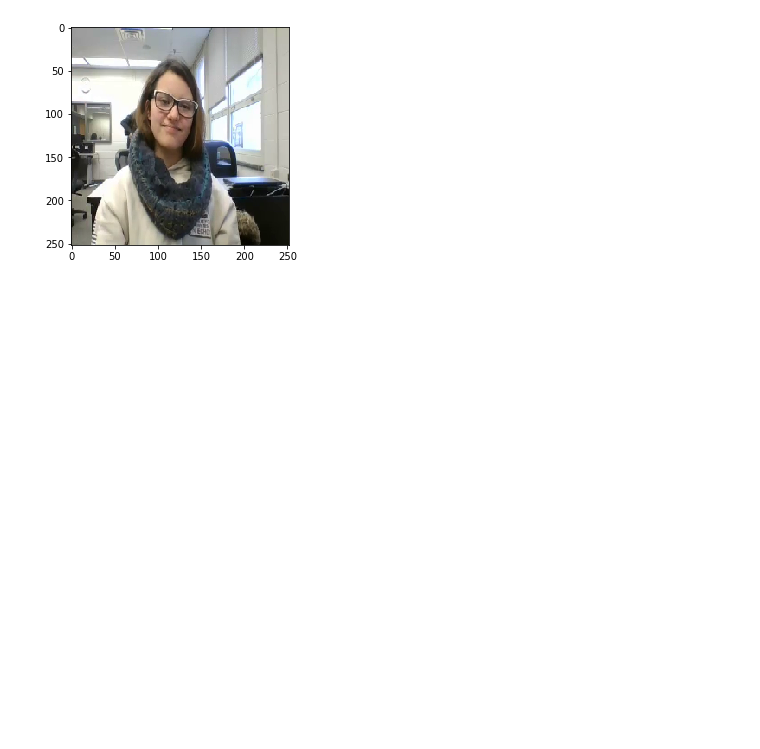
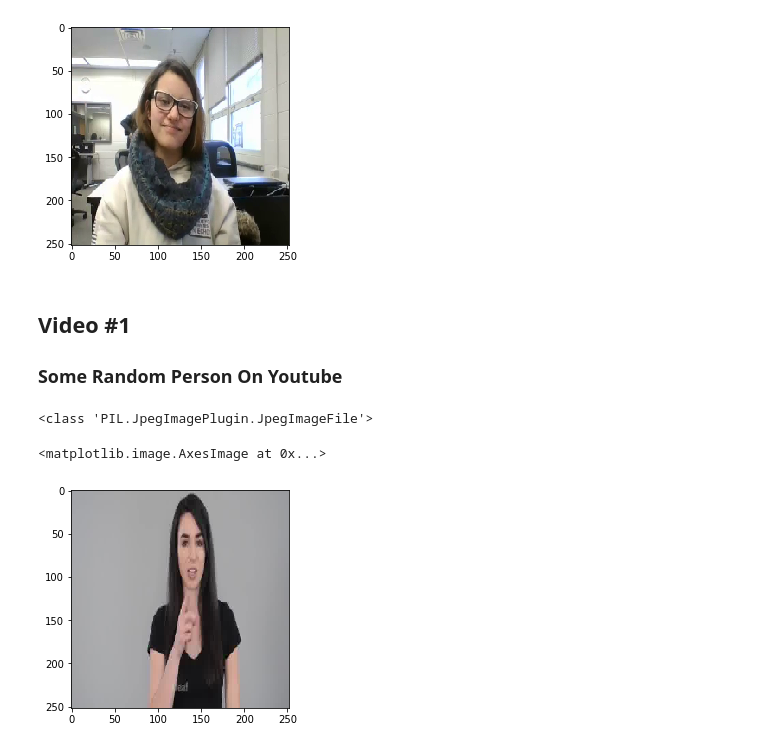
Before and after one commit to keaysma/CompLing, a Jupyter notebook: ASLClassifier/ConvolutionalAutoEncoder.ipynb, the cells around one changed output. Drawn from its saved outputs; the diff is of its cells as text; code cells hidden in the pictures; blank space fills up the shorter version.

```diff
--- a/ASLClassifier/ConvolutionalAutoEncoder.ipynb
+++ b/ASLClassifier/ConvolutionalAutoEncoder.ipynb
@@ -27,7 +33,7 @@ trainTestSplit = 0.7 #Ratio of input domain belonging to train
 # %%
 #Image Getters
-def getVideoFrame(v, x):
-    datapath, filename = 'VideoData/Video{}/frames'.format(v), 'frame{:05}.png'.format(x)
+def getVideoFrame(v, x, ext='png'):
+    datapath, filename = 'VideoData/Video{}/frames'.format(v), 'frame{:05}.{}'.format(x, ext)
     return os.path.join(datapath, filename)
 
 def getImagePath(x):
@@ -49,3 +55,16 @@ allData = np.array([np.array(Image.open(getVideoFrame(currentVideo, _+1)).resize
 ratioSplit = int(allData.shape[0] * trainTestSplit)
 
 x_train, x_test = allData[:ratioSplit], allData[ratioSplit:]
+# %% [markdown]
+## Video \#1
+### Some Random Person On Youtube
+# %%
+#Test for image getter
+testimg = Image.open(getVideoFrame(1, 202, 'jpg'))
+print(type(testimg))
+testimg = testimg.resize((imageDim, imageDim))
+plt.imshow(testimg)
+# %% [output]
+<class 'PIL.JpegImagePlugin.JpegImageFile'>
+<matplotlib.image.AxesImage at 0x...>
+[figure, added]
```
Also changed, not shown: parts of 33 cells of this notebook.
